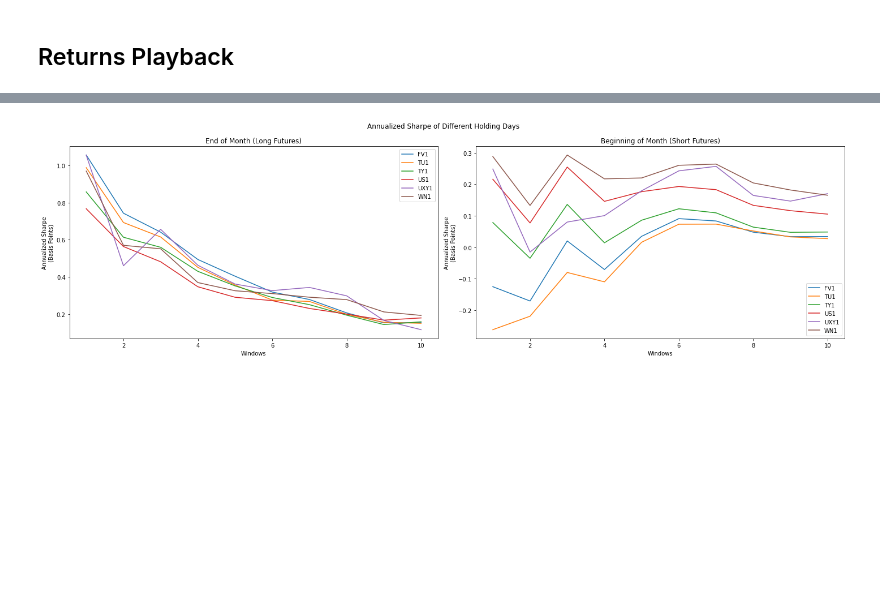
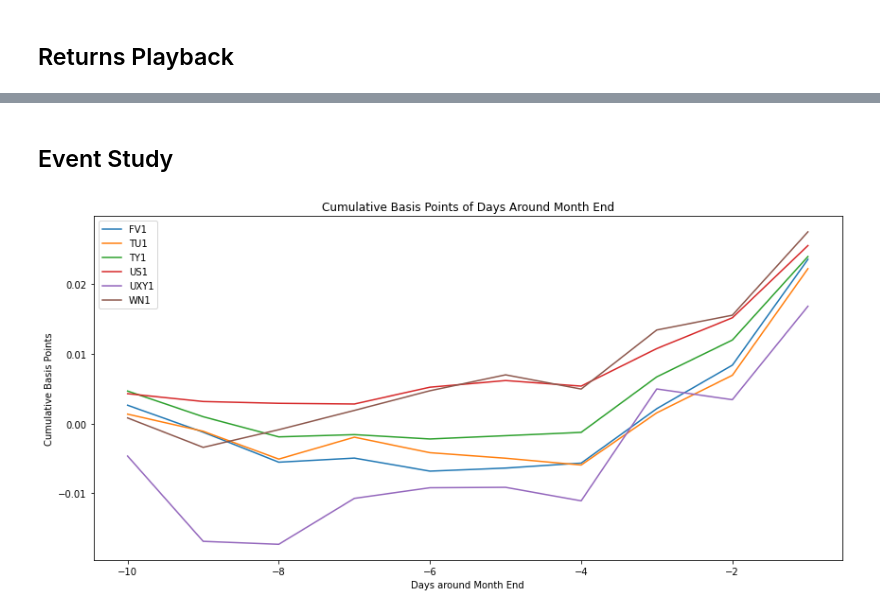
Before and after one commit to diegodalvarez/MonthlyTreasurySeasonality, a Jupyter notebook: root/notebook/MonthlyTreasury.ipynb, the cells around one changed output, grey strips where cells are left out. Saved outputs shown, nothing was run; the diff lists cells and outputs as text; code cells hidden in the pictures; blank space fills up the shorter version.

```diff
--- a/root/notebook/MonthlyTreasury.ipynb
+++ b/root/notebook/MonthlyTreasury.ipynb
@@ -42,3 +57,28 @@ plot_rtn_around_month_end(df)
+# %% [markdown]
+## Event Study
+# %%
+def plot_rtn_around_month_end(df: pd.DataFrame) -> plt.Figure:
+
+    (df.assign(
+        days = lambda x: -x.days)
+        [["days", "security", "PX_bps"]].
+        groupby(["days", "security"]).
+        agg("mean").
+        reset_index().
+        rename(columns = {"security": ""}).
+        pivot(index = 'days', columns = "", values = "PX_bps").
+        cumsum().
+        plot(
+            ylabel  = "Cumulative Basis Points",
+            xlabel  = "Days around Month End",
+            figsize = (12,6),
+            title   = "Cumulative Basis Points of Days Around Month End"))
+
+    plt.tight_layout()
+
+plot_rtn_around_month_end(df)
+# %% [output]
+[figure, added]
 # %%
 def get_sharpe(df: pd.DataFrame) -> pd.DataFrame:
 
@@ -74,31 +114,3 @@ def get_sharpe(df: pd.DataFrame) -> pd.DataFrame:
     return df_out
 
 df_sharpe = get_sharpe(df)
-# %%
-def plot_sharpe(df_sharpe: pd.DataFrame) -> plt.Figure:
-
-    group_vars = df_sharpe.reset_index().group.drop_duplicates().sort_values().to_list()
-    fig, axes  = plt.subplots(ncols = len(group_vars), figsize = (20,6))
-
-    renamer = {
-        "back" : "End of Month (Long Futures)",
-        "front": "Beginning of Month (Short Futures)"}
-
-    for group_var, ax in zip(group_vars, axes.flatten()):
-
-        (df_sharpe.reset_index().query(
-            "group == @group_var").
-            rename(columns = {"security": ""}).
-            pivot(index = "day_window", columns = "", values = "sharpe").
-            plot(
-                ax     = ax,
-                xlabel = "Windows",
-                title  = renamer[group_var],
-                ylabel = "Annualized Sharpe\n(Basis Points)"))
-
-    fig.suptitle("Annualized Sharpe of Different Holding Days")
-    plt.tight_layout()
-
-plot_sharpe(df_sharpe)
-# %% [output]
-[figure, removed]
```
Also changed, not shown: parts of 10 cells of this notebook, 1 other file.
